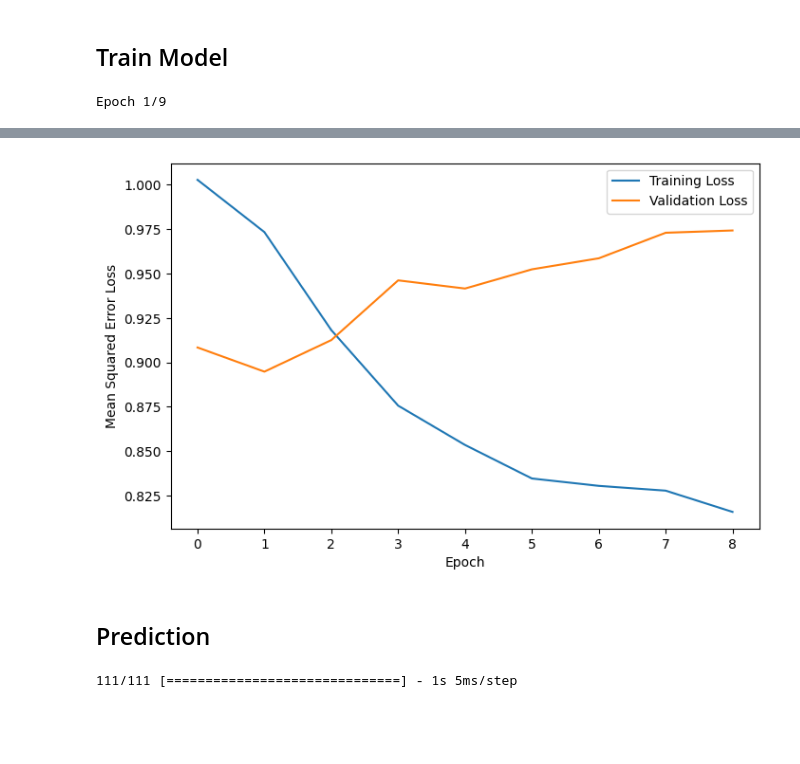
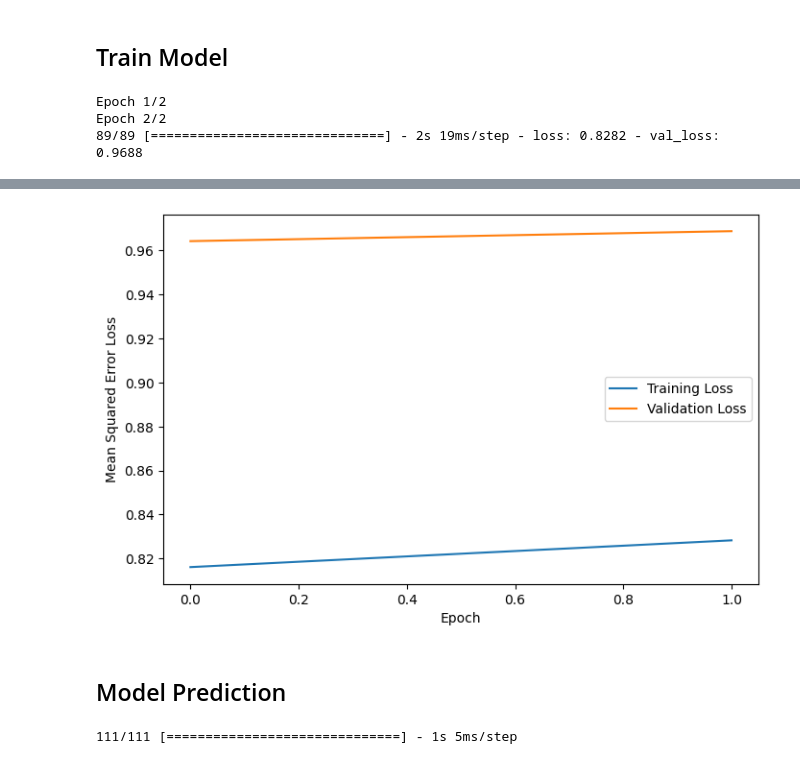
Before and after one commit to OliwiaLewandowska/book-oracle, a Jupyter notebook: model_NP.ipynb, the cells around one changed output, grey strips where cells are left out. Saved outputs shown, nothing was run; the diff lists cells and outputs as text; code cells hidden in the pictures; blank space fills up the shorter version.

Commit message:
updated model

```diff
--- a/model_NP.ipynb
+++ b/model_NP.ipynb
@@ -142,8 +142,8 @@ df.head()
 #change data type
 #data['city'] = df['city'].astype('str') #change location
 df['isbn'] = df['isbn'].astype('str') #change year of publication to integer
-df['common_identifier'] = df['user_id'].astype('int')
-df['user_id'] = df['common_identifier'].astype('int')
+df['common_identifier'] = df['common_identifier'].astype('int')
+df['user_id'] = df['user_id'].astype('int')
 df['year_of_publication'] = df['year_of_publication'].astype('int')
 df['book_title'] = df['book_title'].astype('str')
 df['description'] = df['description'].astype('str')
@@ -256,7 +256,7 @@ genres_keywords = {
     'Historical': ['king', 'queen', 'world war'],
     'Mystery':['strange', 'uncanny', 'mystery'],
     'Spiritual':['spiritual', 'meditation','meditating'],
-    'Biography':['biography', 'biographical','memoirs', 'memoir'],
+    'Biography':['biography', 'life', 'biographical','memoirs', 'memoir'],
     'Christmas':['christmas', 'xmas','santa'],
 }
 
@@ -468,7 +468,7 @@ X_train = [train_data['year_of_publication_encoded'].values,
 y_train = train_data['book_rating_encoded']
 # %%
 # Train the model and collect the training history and put it in a variable called history
-history = model.fit(X_train, y_train, epochs=9, batch_size=32, validation_split=0.2)
+history = model.fit(X_train, y_train, epochs=2, batch_size=32, validation_split=0.2)
 
 # Plot training loss and validation loss over epochs
 plt.plot(history.history['loss'], label='Training Loss')
@@ -478,4 +478,6 @@ plt.ylabel('Mean Squared Error Loss')
 plt.legend()
 plt.show()
 # %% [output]
-Epoch 1/9
+Epoch 1/2
+Epoch 2/2
+89/89 [==============================] - 2s 19ms/step - loss: 0.8282 - val_loss: 0.9688
@@ -500,6 +484,6 @@ Epoch 9/9
-[figure, old version]
+[figure, new version]
 # %% [markdown]
-## Prediction
+## Model Prediction
 # %%
 # Use the trained model for predictions
 predictions = model.predict(X_train)
```
Also changed, not shown: parts of 31 cells of this notebook.
